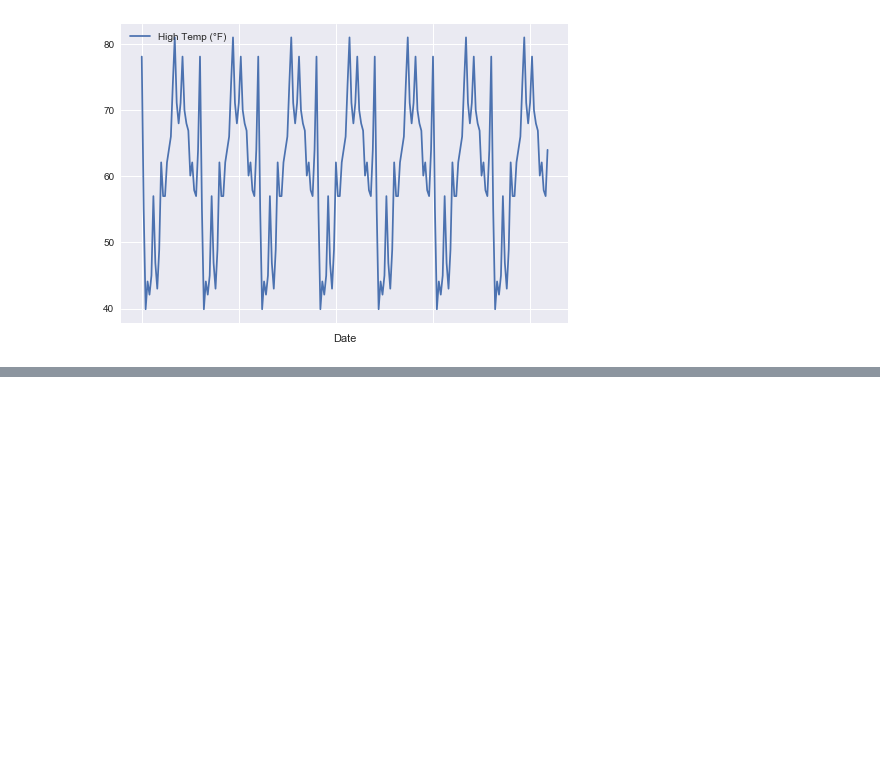
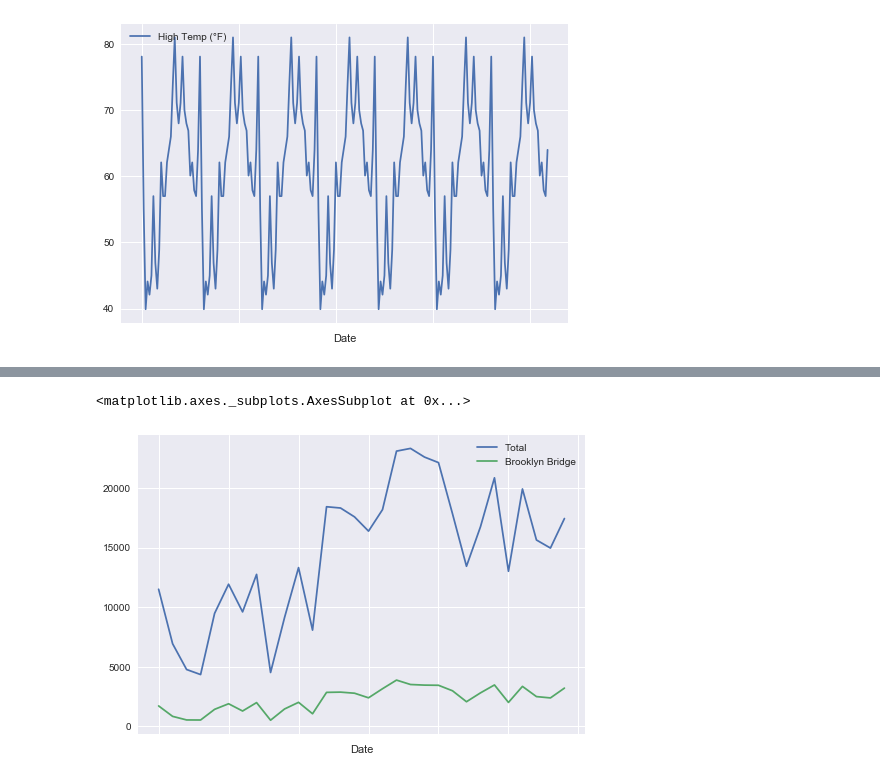
Before and after one commit to MrRutledge/NewYorkBridge, a Jupyter notebook: East_NYC_Bridge .ipynb, the cells around one changed output, grey strips where cells are left out. Drawn from its saved outputs; the diff is of its cells as text; code cells hidden in the pictures; blank space fills up the shorter version.

```diff
--- a/East_NYC_Bridge .ipynb
+++ b/East_NYC_Bridge .ipynb
@@ -127,0 +232,2 @@ data[['High Temp (°F)']].plot()
+# %%
+d = data.drop_duplicates()
@@ -127,0 +262,5 @@ data[['High Temp (°F)']].plot()
+# %%
+d[['Total','Brooklyn Bridge']].plot()
+# %% [output]
+<matplotlib.axes._subplots.AxesSubplot at 0x...>
+[figure, added]
```
Also changed, not shown: parts of 11 cells of this notebook.
